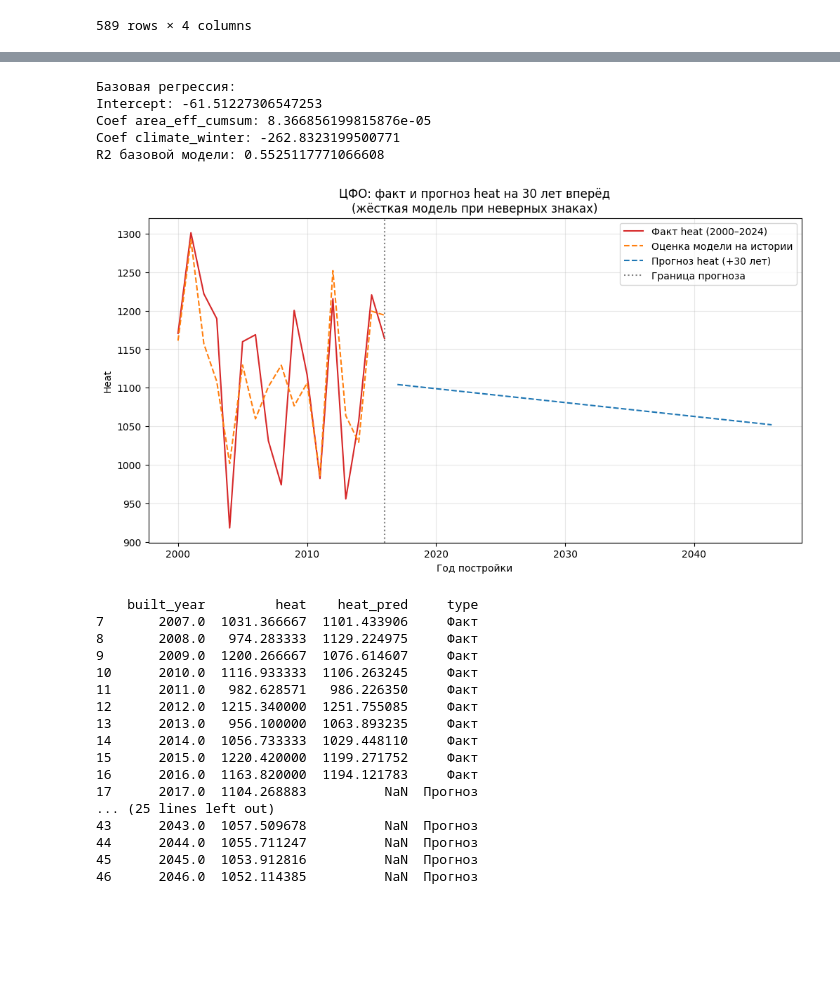
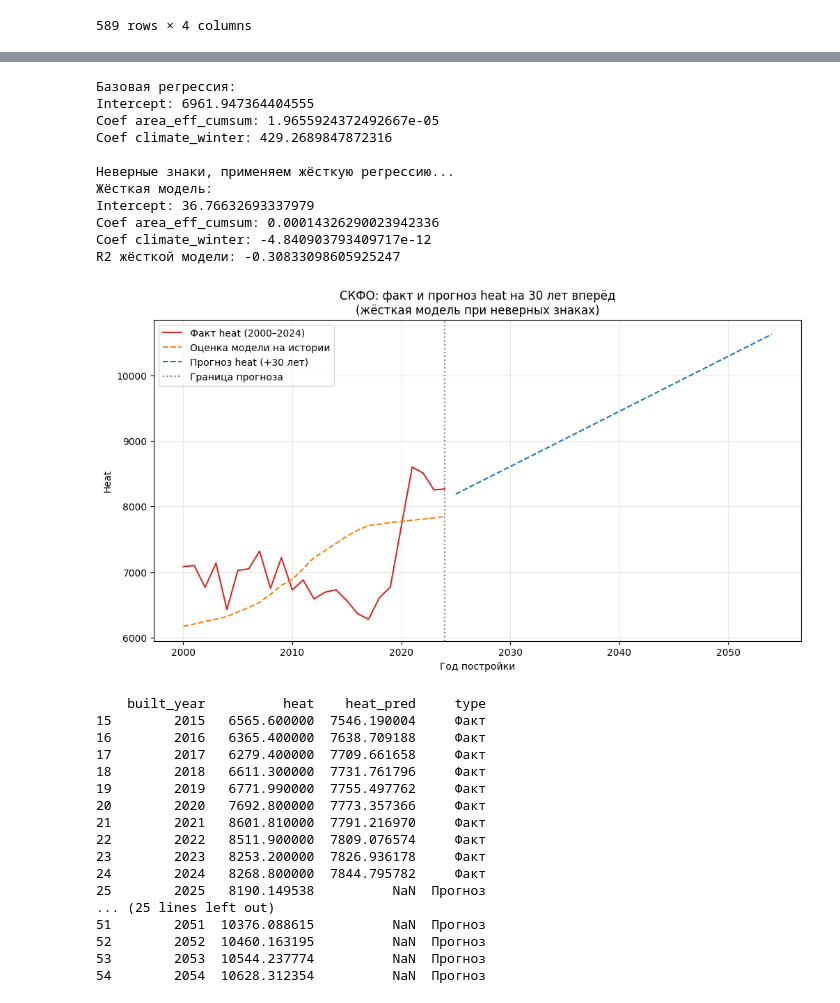
Before and after one commit to tyurin-a/Heat_regressions, a Jupyter notebook: NCFD.ipynb, the cells around one changed output, grey strips where cells are left out. Saved outputs shown, nothing was run; the diff lists cells and outputs as text; code cells hidden in the pictures; blank space fills up the shorter version.

Commit message:
Add df_full for correct merging and heat displaying. Add correct methods of group_by.

```diff
--- a/NCFD.ipynb
+++ b/NCFD.ipynb
@@ -431,8 +431,30 @@ df_grouped
 | 587 | Чеченская | 2016.0 | 6818.870 | 5.328002e+06 |
 | 588 | Чеченская | 2026.0 | 2047.650 | 5.330050e+06 |
 589 rows × 4 columns
+# %%
+import pandas as pd
+
+# Убедимся, что годы имеют правильный тип
+df_grouped['built_year'] = df_grouped['built_year'].astype(int)
+
+# Создаем полную сетку
+min_year = df_grouped['built_year'].min()
+all_years = range(min_year, 2025)
+all_regions = df_grouped['formalname_region'].unique()
+
+full_index = pd.MultiIndex.from_product([all_regions, all_years],
+                                       names=['formalname_region', 'built_year'])
+
+df_full = (df_grouped.set_index(['formalname_region', 'built_year'])
+           .reindex(full_index)
+           .reset_index()
+           .sort_values(['formalname_region', 'built_year']))
+
+# Заполняем данные
+df_full['area_eff'] = df_full.groupby('formalname_region')['area_eff'].ffill().fillna(0)
+df_full['area_eff_cumsum'] = df_full.groupby('formalname_region')['area_eff'].cumsum()
 # %%
-df_merged = df_grouped.merge(
+df_merged = df_full.merge(
     df_ncfo_climate.rename(columns={"Год": "built_year", "Зима": "climate_winter"}),
     on="built_year",
     how="left"
@@ -671,11 +697,15 @@ from scipy.optimize import minimize
 from sklearn.metrics import r2_score
 
 # ===== 0) Фильтр по годам и агрегация =====
-mask = (df_final["built_year"] >= 2000) & (df_final["built_year"] <= 2016)
+mask = (df_final["built_year"] >= 2000) & (df_final["built_year"] <= 2024)
 df_yearly = (
     df_final.loc[mask, ["built_year", "heat", "area_eff_cumsum", "climate_winter"]]
             .groupby("built_year", as_index=False)
-            .mean()
+            .agg({
+                'heat': 'sum',
+                'area_eff_cumsum': 'sum',
+                'climate_winter': 'mean'
+            })
 )
 df_yearly[["heat", "area_eff_cumsum", "climate_winter"]] = df_yearly[["heat", "area_eff_cumsum", "climate_winter"]].interpolate(method="linear")
 
@@ -748,55 +778,61 @@ future_data = pd.DataFrame({
 future_data["heat_pred"] = intercept_fixed + future_data[["area_eff_cumsum", "climate_winter"]].values @ beta_fixed
 future_data["type"] = "Прогноз"
 
 # ===== 5) Объединяем факт и прогноз =====
 df_hist = df_yearly[["built_year", "heat", "heat_pred"]].copy()
 df_hist["type"] = "Факт"
 df_all = pd.concat([df_hist, future_data[["built_year", "heat_pred", "type"]].rename(columns={"heat_pred":"heat"})],
                    ignore_index=True).sort_values("built_year")
 
 # ===== 6) График =====
 plt.figure(figsize=(12,6))
 hist = df_all[df_all["type"] == "Факт"]
 fut = df_all[df_all["type"] == "Прогноз"]
 
 plt.plot(hist["built_year"], hist["heat"], label="Факт heat (2000–2024)", color="tab:red")
 plt.plot(hist["built_year"], hist["heat_pred"], label="Оценка модели на истории", color="tab:orange", linestyle="--")
 plt.plot(fut["built_year"], fut["heat"], label="Прогноз heat (+30 лет)", color="tab:blue", linestyle="--")
 
 plt.axvline(x=last_year, color="gray", linestyle=":", label="Граница прогноза")
 plt.title("СКФО: факт и прогноз heat на 30 лет вперёд\n(жёсткая модель при неверных знаках)")
 plt.xlabel("Год постройки")
 plt.ylabel("Heat")
 plt.legend()
 plt.grid(alpha=0.3)
 plt.show()
 
 # ===== 7) Таблица =====
 print(df_all.tail(40))
 # %% [output]
 Базовая регрессия:
-Intercept: -61.51227306547253
-Coef area_eff_cumsum: 8.366856199815876e-05
-Coef climate_winter: -262.8323199500771
-R2 базовой модели: 0.5525117771066608
+Intercept: 6961.947364404555
+Coef area_eff_cumsum: 1.9655924372492667e-05
+Coef climate_winter: 429.2689847872316
+
+Неверные знаки, применяем жёсткую регрессию...
+Жёсткая модель:
+Intercept: 36.76632693337979
+Coef area_eff_cumsum: 0.00014326290023942336
+Coef climate_winter: -4.840903793409717e-12
+R2 жёсткой модели: -0.30833098605925247
-[figure, old version]
+[figure, new version]
-    built_year         heat    heat_pred     type
-7       2007.0  1031.366667  1101.433906     Факт
-8       2008.0   974.283333  1129.224975     Факт
-9       2009.0  1200.266667  1076.614607     Факт
-10      2010.0  1116.933333  1106.263245     Факт
-11      2011.0   982.628571   986.226350     Факт
-12      2012.0  1215.340000  1251.755085     Факт
-13      2013.0   956.100000  1063.893235     Факт
-14      2014.0  1056.733333  1029.448110     Факт
-15      2015.0  1220.420000  1199.271752     Факт
-16      2016.0  1163.820000  1194.121783     Факт
-17      2017.0  1104.268883          NaN  Прогноз
+    built_year          heat    heat_pred     type
+15        2015   6565.600000  7546.190004     Факт
+16        2016   6365.400000  7638.709188     Факт
+17        2017   6279.400000  7709.661658     Факт
+18        2018   6611.300000  7731.761796     Факт
+19        2019   6771.990000  7755.497762     Факт
+20        2020   7692.800000  7773.357366     Факт
+21        2021   8601.810000  7791.216970     Факт
+22        2022   8511.900000  7809.076574     Факт
+23        2023   8253.200000  7826.936178     Факт
+24        2024   8268.800000  7844.795782     Факт
+25        2025   8190.149538          NaN  Прогноз
 ... (25 lines left out)
-43      2043.0  1057.509678          NaN  Прогноз
-44      2044.0  1055.711247          NaN  Прогноз
-45      2045.0  1053.912816          NaN  Прогноз
-46      2046.0  1052.114385          NaN  Прогноз
+51        2051  10376.088615          NaN  Прогноз
+52        2052  10460.163195          NaN  Прогноз
+53        2053  10544.237774          NaN  Прогноз
+54        2054  10628.312354          NaN  Прогноз
 # %%
 #СКФО: регрессия на нормированных данных + прогноз на 30 лет вперёд
 
```
Also changed, not shown: parts of 11 cells of this notebook, 7 other files.
